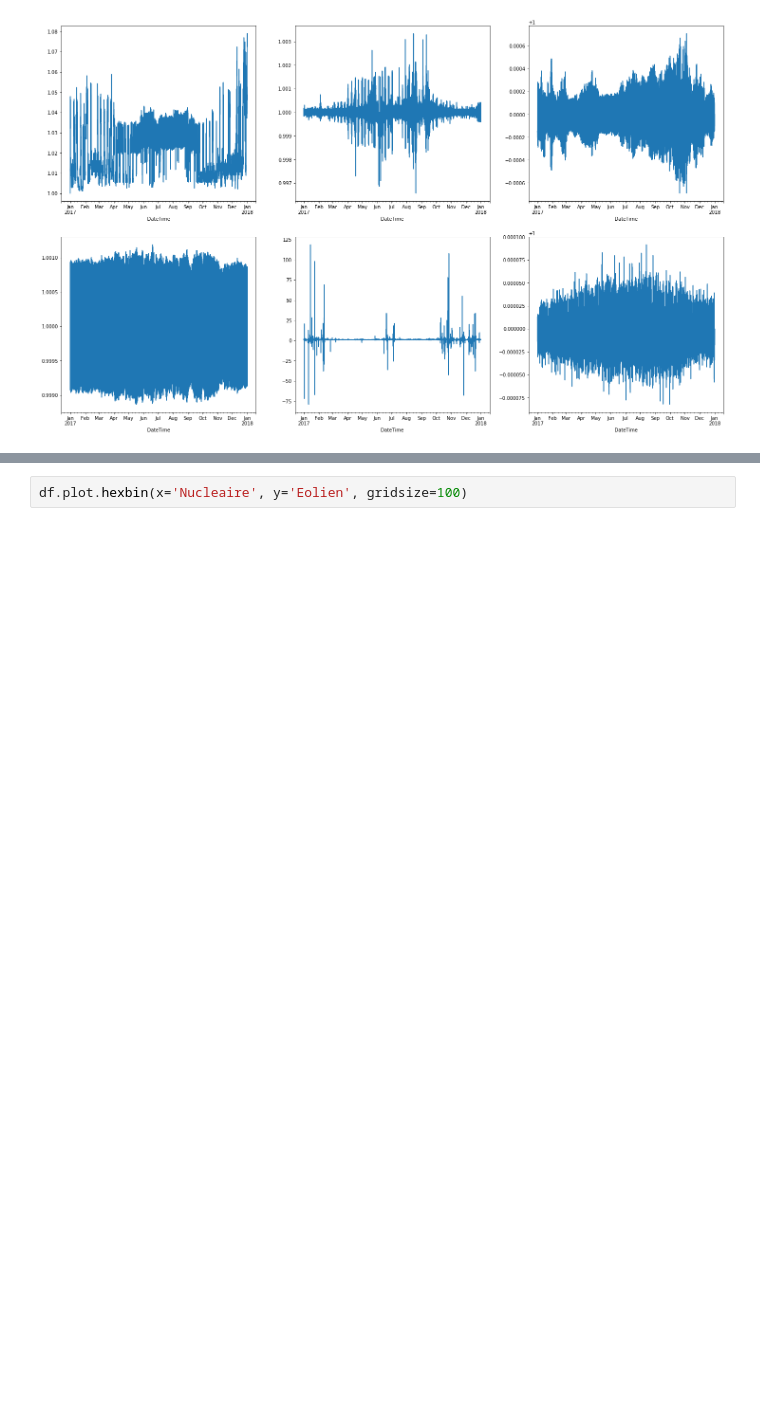
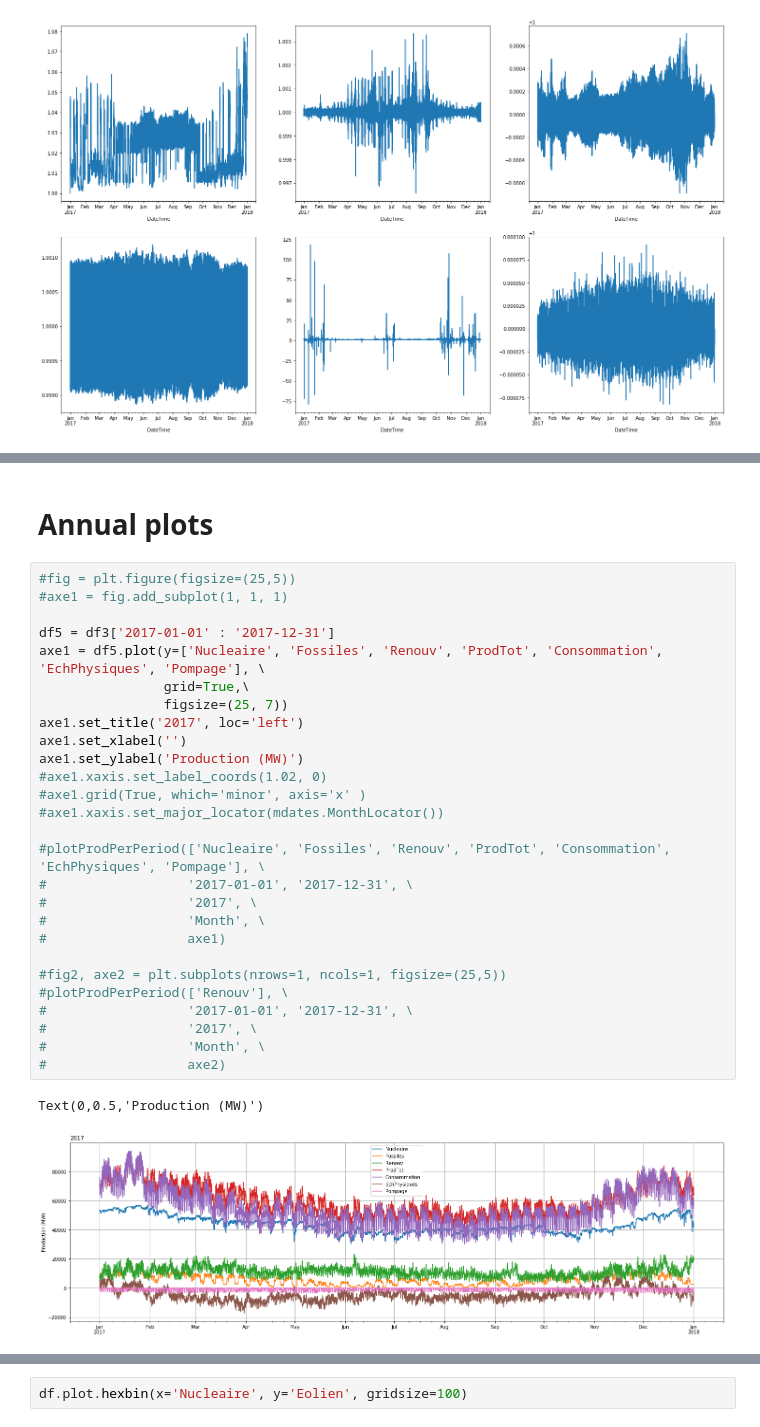
Before and after one commit to ebusato/EnergyAnalysis, a Jupyter notebook: EnergyAnalysis_RTE.ipynb, the cells around one changed output, grey strips where cells are left out. Cells and saved outputs as stored; diff of their text form; blank space fills up the shorter version.

```diff
--- a/EnergyAnalysis_RTE.ipynb
+++ b/EnergyAnalysis_RTE.ipynb
@@ -78,0 +60,32 @@ makePlots('2017-02-01', '2017-02-28')
+# %% [markdown]
+# Annual plots
+# %%
+#fig = plt.figure(figsize=(25,5))
+#axe1 = fig.add_subplot(1, 1, 1)
+
+df5 = df3['2017-01-01' : '2017-12-31']
+axe1 = df5.plot(y=['Nucleaire', 'Fossiles', 'Renouv', 'ProdTot', 'Consommation', 'EchPhysiques', 'Pompage'], \
+                grid=True,\
+                figsize=(25, 7))
+axe1.set_title('2017', loc='left')
+axe1.set_xlabel('')
+axe1.set_ylabel('Production (MW)')
+#axe1.xaxis.set_label_coords(1.02, 0)
+#axe1.grid(True, which='minor', axis='x' )
+#axe1.xaxis.set_major_locator(mdates.MonthLocator())
+
+#plotProdPerPeriod(['Nucleaire', 'Fossiles', 'Renouv', 'ProdTot', 'Consommation', 'EchPhysiques', 'Pompage'], \
+#                  '2017-01-01', '2017-12-31', \
+#                  '2017', \
+#                  'Month', \
+#                  axe1)
+
+#fig2, axe2 = plt.subplots(nrows=1, ncols=1, figsize=(25,5))
+#plotProdPerPeriod(['Renouv'], \
+#                  '2017-01-01', '2017-12-31', \
+#                  '2017', \
+#                  'Month', \
+#                  axe2)
+# %% [output]
+Text(0,0.5,'Production (MW)')
+[figure, added]
```
Also changed, not shown: parts of 5 cells of this notebook.
